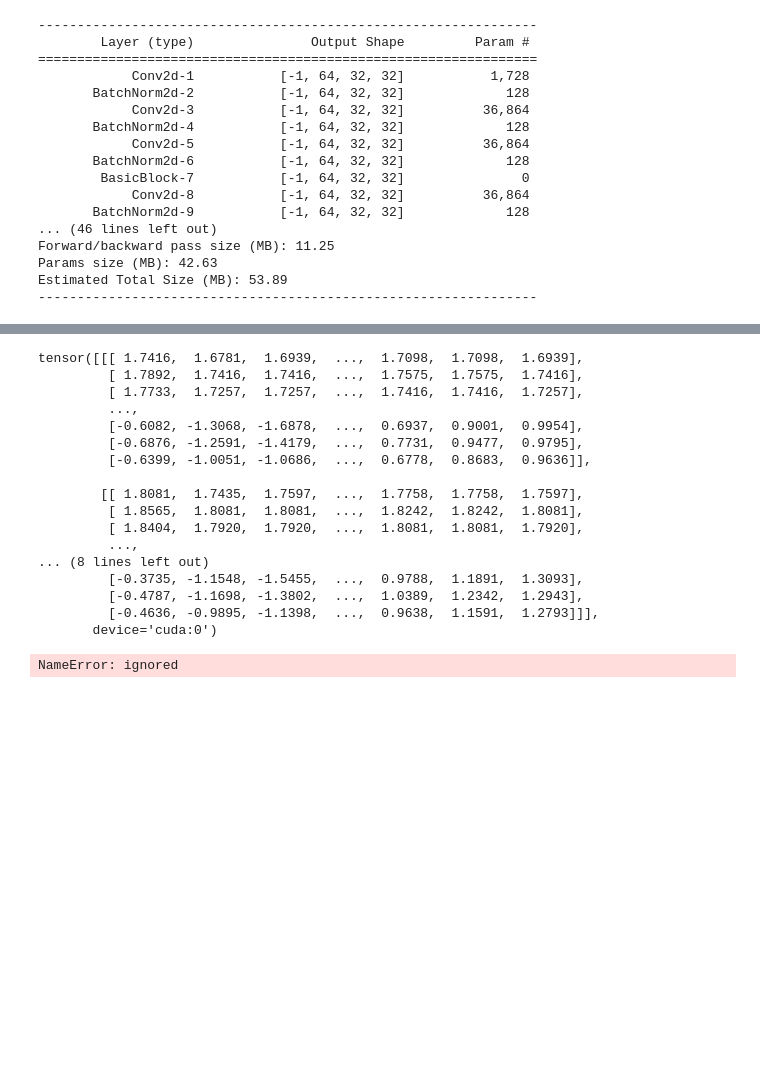
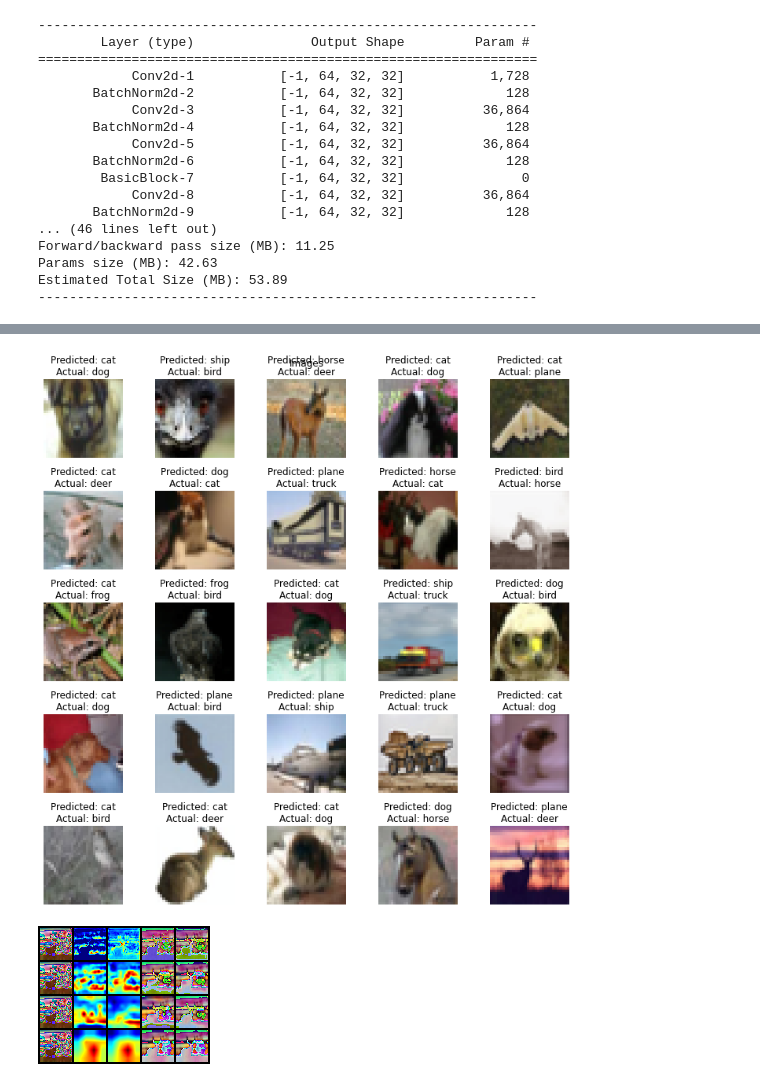
Before and after one commit to gantir/eva4, a Jupyter notebook: s9/s9.ipynb, the cells around one changed output, grey strips where cells are left out. Cells and saved outputs as stored; diff of their text form; code cells hidden in the pictures; blank space fills up the shorter version.

```diff
--- a/s9/s9.ipynb
+++ b/s9/s9.ipynb
@@ -234,3 +176,7 @@ Clipping input data to the valid range for imshow with RGB data ([0..1] for floa
+# %%
+evalib.plot.plot_images(w, data.classes, "Wrong_imgs.png")
+# %% [output]
+[figure, added]
 # %%
 # Grad Cam
 configs = [
@@ -247,45 +193,3 @@ cams = [
     [cls.from_config(**config) for cls in (GradCAM, GradCAMpp)]
     for config in configs
 ]
-# %%
-
-
-# img_dir = 'images'
-# img_name = 'collies.JPG'
-# img_name = 'multiple_dogs.jpg'
-# img_name = 'snake.JPEG'
-# img_name = 'water-bird.JPEG'
-# img_path = os.path.join(img_dir, img_name)
-# import PIL
-# pil_img = PIL.Image.open(w[0]['img'].numpy())
-# pil_img
-
-# torch_img = transforms.Compose([
-#     transforms.Resize((224, 224)),
-#     transforms.ToTensor()
-# ])(pil_img).to(device)
-torch_images = [i['img'].to(evalib.utils.get_device()) for i in w]
-# torch_img = w[0]['img']
-# normed_torch_img = transforms.Normalize([0.485, 0.456, 0.406], [0.229, 0.224, 0.225])(torch_img)[None]
-# normed_torch_img = data.test_loader.dataset
-# plt.imshow(np.transpose(normed_torch_img.numpy(), (1,2,0)))
-# transforms.ToPILImage()(normed_torch_img)
-print(torch_images[0])
-# %% [output]
-tensor([[[ 1.7416,  1.6781,  1.6939,  ...,  1.7098,  1.7098,  1.6939],
-         [ 1.7892,  1.7416,  1.7416,  ...,  1.7575,  1.7575,  1.7416],
-         [ 1.7733,  1.7257,  1.7257,  ...,  1.7416,  1.7416,  1.7257],
-         ...,
-         [-0.6082, -1.3068, -1.6878,  ...,  0.6937,  0.9001,  0.9954],
-         [-0.6876, -1.2591, -1.4179,  ...,  0.7731,  0.9477,  0.9795],
-         [-0.6399, -1.0051, -1.0686,  ...,  0.6778,  0.8683,  0.9636]],
-
-        [[ 1.8081,  1.7435,  1.7597,  ...,  1.7758,  1.7758,  1.7597],
-         [ 1.8565,  1.8081,  1.8081,  ...,  1.8242,  1.8242,  1.8081],
-         [ 1.8404,  1.7920,  1.7920,  ...,  1.8081,  1.8081,  1.7920],
-         ...,
-... (8 lines left out)
-         [-0.3735, -1.1548, -1.5455,  ...,  0.9788,  1.1891,  1.3093],
-         [-0.4787, -1.1698, -1.3802,  ...,  1.0389,  1.2342,  1.2943],
-         [-0.4636, -0.9895, -1.1398,  ...,  0.9638,  1.1591,  1.2793]]],
-       device='cuda:0')
@@ -293,9 +199,6 @@ tensor([[[ 1.7416,  1.6781,  1.6939,  ...,  1.7098,  1.7098,  1.6939],
 for torch_img in torch_images:
   images = []
   normed_torch_img = transforms.Normalize([0.485, 0.456, 0.406], [0.229, 0.224, 0.225])(torch_img)[None]
-  print(torch_img)
-  print(normed_torch_img)
-  exit()
   for gradcam, gradcam_pp in cams:
       mask, _ = gradcam(normed_torch_img)
       heatmap, result = visualize_cam(mask, torch_img)
@@ -305,10 +208,7 @@ for torch_img in torch_images:
 
       images.extend([torch_img.cpu(), heatmap, heatmap_pp, result, result_pp])
   grid_image = torchvision.utils.make_grid(images, nrow=5)
-  # print(grid_image)
 
 torchvision.transforms.ToPILImage()(grid_image)
-
-# print(images)
 # %% [output]
-NameError: ignored
+[figure, added]
```
Also changed, not shown: parts of 13 cells of this notebook.
